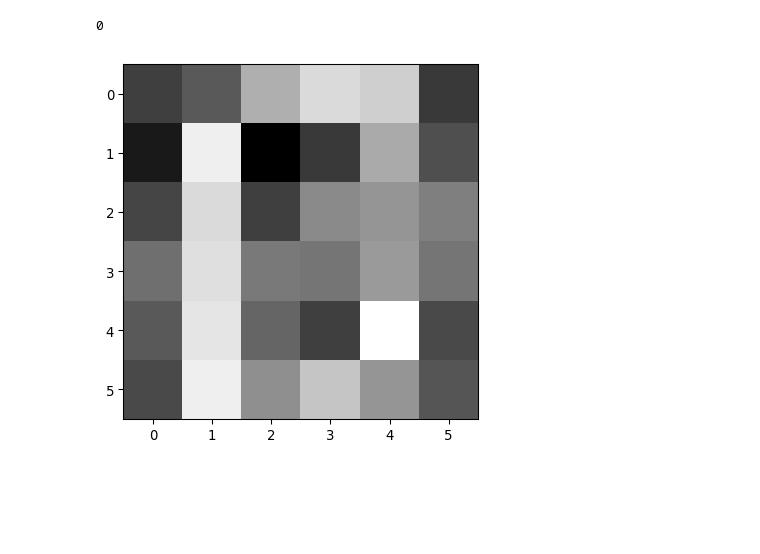
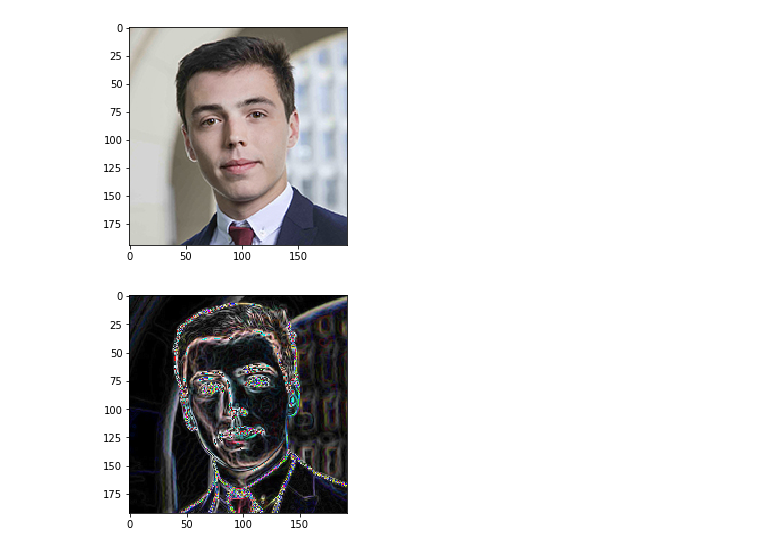
Before and after one commit to pmnry/SobelOperator, a Jupyter notebook: SobelOperator.ipynb, the cells around one changed output. Saved outputs shown, nothing was run; the diff lists cells and outputs as text; code cells hidden in the pictures; blank space fills up the shorter version.

```diff
--- a/SobelOperator.ipynb
+++ b/SobelOperator.ipynb
@@ -15,34 +11,42 @@ y = data.target
 # %%
-img = Image.open('HandlerBLOB.jpg')
+img = Image.open('18_pierre_monroy.jpg')
+plt.imshow(img)
+plt.show()
 arr = np.array(img)
 sobol_x = np.asmatrix([[-1, 0, 1],
            [-2, 0, 2],
            [-1, 0, 1]])
 
 sobol_y = np.asmatrix([[1, 2, 1],
            [0, 0, 0],
            [-1,-2,-1]])
 
 def sobolop(px_nb):
 
     x_p=np.sum(np.diag(np.dot(px_nb, sobol_x.T)))
     y_p=np.sum(np.diag(np.dot(px_nb, sobol_y.T)))
 
     val = np.ceil(np.sqrt(x_p**2 + y_p**2))
 
     return val
 
 def img_apply(imag):
     height = imag.shape[0]
     width = imag.shape[1]
     res = np.zeros((height - 2, width - 2, imag.shape[2]))
 
     for z in range(imag.shape[2]):
         for i in range(1, height - 1):
             for j in range(1, width - 1):
                 res[i - 1, j - 1, z] = sobolop(np.asmatrix(imag[i - 1:i + 2, j - 1:j + 2, z]))
 
-   return res
+    return res
 
 test = img_apply(arr)
 img = Image.fromarray(test.astype('uint8'), 'RGB')
+
+plt.imshow(img)
+plt.show()
+# %% [output]
+[figure, added]
+[figure, added]
@@ -58,6 +52,0 @@ for i in range(1, height-1):
-# %%
-plt.imshow(res, cmap=plt.cm.gray_r)
-print(data.target[0])
-# %% [output]
-0
-[figure, removed]
```
Also changed, not shown: parts of 2 cells of this notebook.
